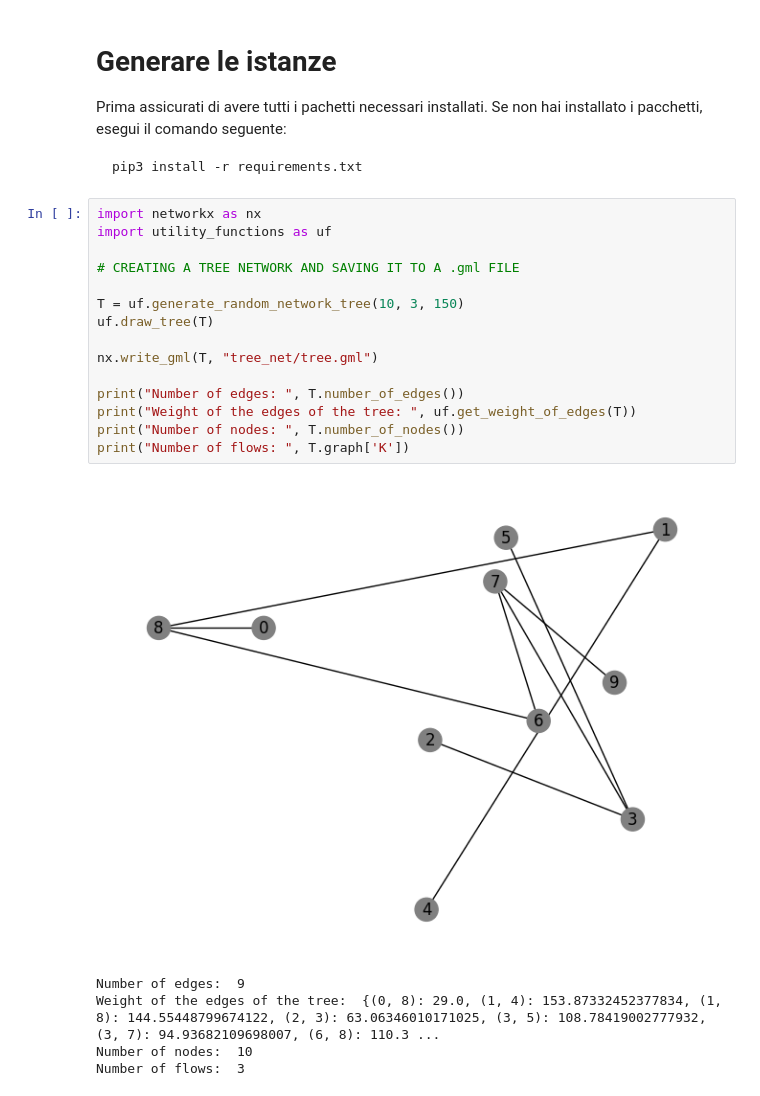
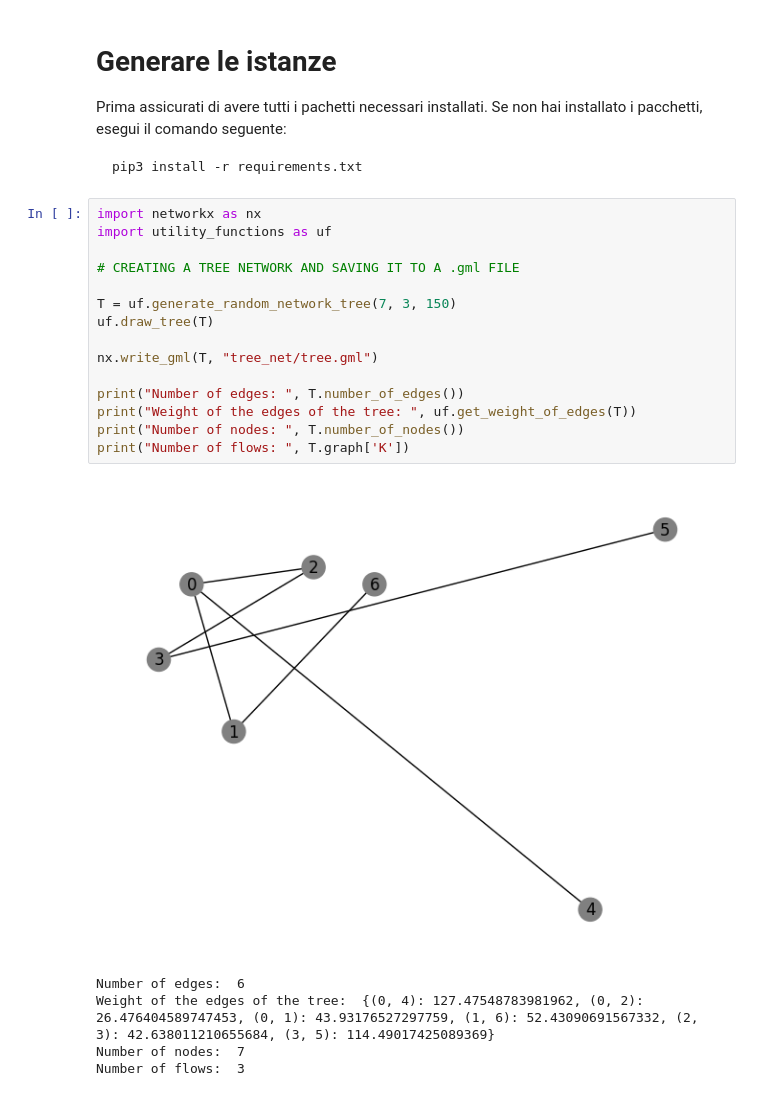
Before and after one commit to marielean/ChargingStations, a Jupyter notebook: ChargingStations.ipynb, the cells around one changed output. Saved outputs shown, nothing was run; the diff lists cells and outputs as text.

```diff
--- a/ChargingStations.ipynb
+++ b/ChargingStations.ipynb
@@ -8,23 +8,23 @@ pip3 install -r requirements.txt
 # %%
 import networkx as nx
 import utility_functions as uf
 
 # CREATING A TREE NETWORK AND SAVING IT TO A .gml FILE
 
-T = uf.generate_random_network_tree(10, 3, 150)
+T = uf.generate_random_network_tree(7, 3, 150)
 uf.draw_tree(T)
 
 nx.write_gml(T, "tree_net/tree.gml")
 
 print("Number of edges: ", T.number_of_edges())
 print("Weight of the edges of the tree: ", uf.get_weight_of_edges(T))
 print("Number of nodes: ", T.number_of_nodes())
 print("Number of flows: ", T.graph['K'])
 # %% [output]
-[figure, old version]
+[figure, new version]
-Number of edges:  9
-Weight of the edges of the tree:  {(0, 8): 29.0, (1, 4): 153.87332452377834, (1, 8): 144.55448799674122, (2, 3): 63.06346010171025, (3, 5): 108.78419002777932, (3, 7): 94.93682109698007, (6, 8): 110.3 ...
-Number of nodes:  10
+Number of edges:  6
+Weight of the edges of the tree:  {(0, 4): 127.47548783981962, (0, 2): 26.476404589747453, (0, 1): 43.93176527297759, (1, 6): 52.43090691567332, (2, 3): 42.638011210655684, (3, 5): 114.49017425089369}
+Number of nodes:  7
 Number of flows:  3
 # %%
 # READING THE TREE NETWORK FROM THE .gml FILE
```
Also changed, not shown: parts of 1 cell of this notebook, 1 other file.
